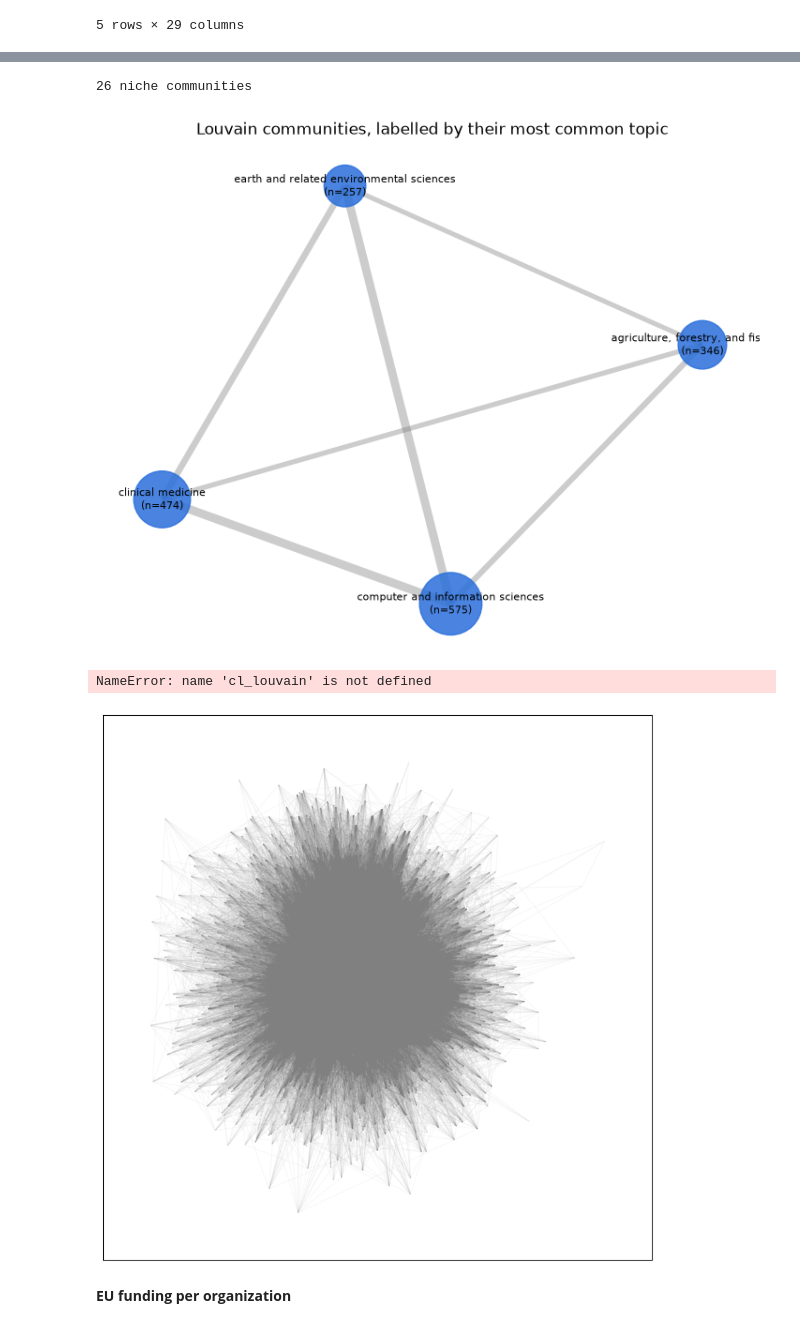
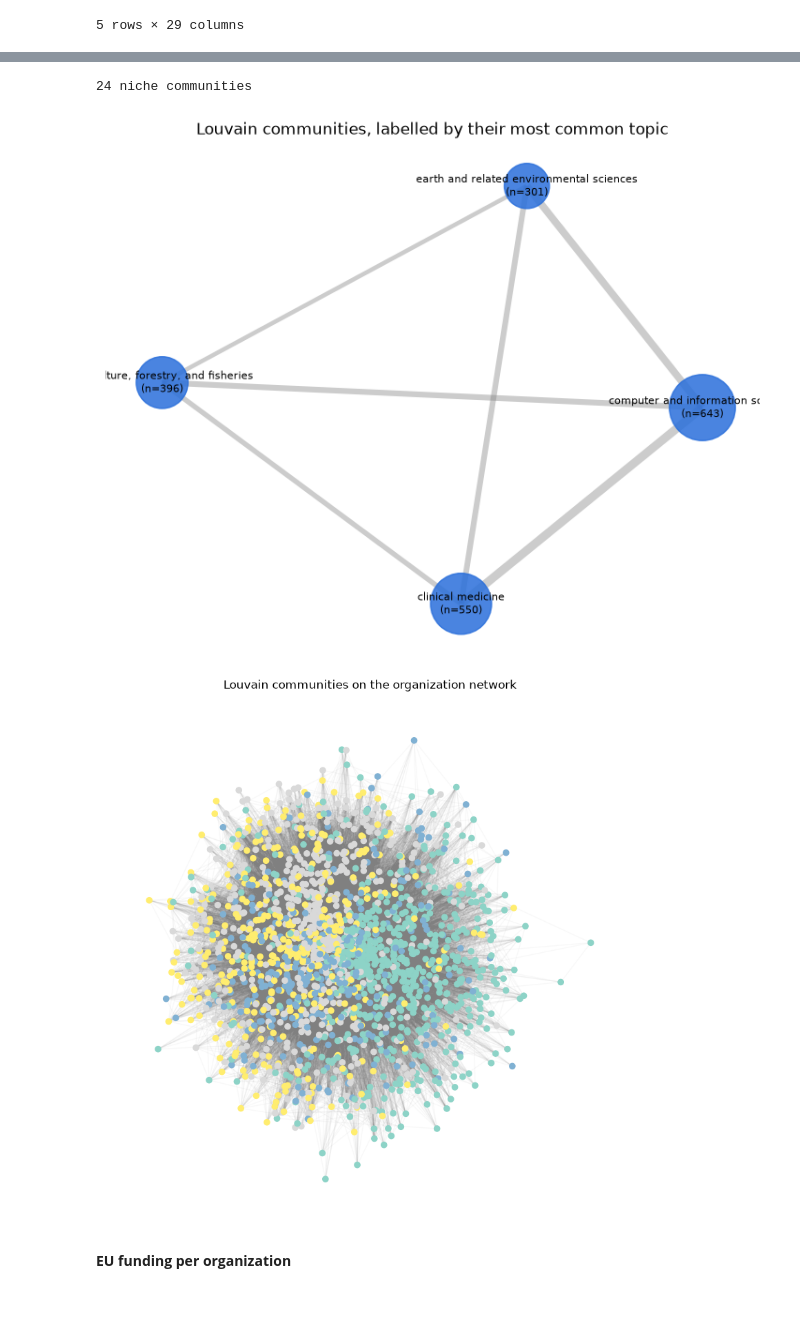
Before and after one commit to lindatruong/ANS-Project-2026, a Jupyter notebook: network_project_new.ipynb, the cells around one changed output, grey strips where cells are left out. Saved outputs shown, nothing was run; the diff lists cells and outputs as text; code cells hidden in the pictures.

Commit message:
correction for coordinator

```diff
--- a/network_project_new.ipynb
+++ b/network_project_new.ipynb
@@ -55,7 +49,6 @@ european_countries = EU27 + ["NO", "IS", "LI", "CH", "UK",            # EFTA + U
                              "UA", "MD", "FO", "VA", "MC", "GI"]      # other European
 valid_funding_schemes = ["HORIZON-RIA", "HORIZON-IA", "HORIZON-JU-RIA", "HORIZON-JU-IA"]
 valid_activity_types = ["HES", "REC"]
-valid_roles = ["coordinator", "participant"]
 
 projects = df_nodes[(df_nodes["is_project"] == 1)
                     & df_nodes["funding_scheme"].isin(valid_funding_schemes)]
@@ -63,11 +56,11 @@ orgs = df_nodes[(df_nodes["is_project"] == 0)
                 & df_nodes["activity_type"].isin(valid_activity_types)
                 & df_nodes["country"].isin(european_countries)]
 
-# coordinators and participants of the kept projects (all organization types and countries)
-memberships = df_edges[df_edges["role"].isin(valid_roles)
-                       & df_edges["target"].isin(projects["index"])]
+# all members of the kept projects (all organization types and countries)
+# no role filter: the role labels are scrambled (e.g. 76% of "associated partners" receive EU money)
+memberships = df_edges[df_edges["target"].isin(projects["index"])]
 
-# Newman weight needs the real consortium size: all coordinators + participants of the project
+# Newman weight needs the real consortium size: all members of the project
 consortium_size = memberships.groupby("target")["source"].nunique()
 
 # keep European universities and research organizations with at least 3 projects
@@ -117,7 +110,8 @@ def second_level_fields(s):
 project_fields = projects.set_index("index")["euroscivoc"].apply(second_level_fields)
 fields_long = memberships.assign(field=memberships["target"].map(project_fields)).explode("field")
 topic = fields_long.dropna(subset=["field"]).groupby("source")["field"].agg(lambda s: s.mode()[0])
-n_coord = memberships[memberships["role"] == "coordinator"].groupby("source").size()
+# coordinator = the first organization of the project (order == 1); the role column is unreliable
+n_coord = memberships[memberships["order"] == 1].groupby("source").size()
 
 info = orgs.set_index("index")
 labels = pd.DataFrame({
@@ -238,4 +231,4 @@ for c, grp in labels.groupby("community"):
 labels["niche"] = pd.Series(niche)
 print(f"{labels['niche'].nunique()} niche communities")
 # %% [output]
-26 niche communities
+24 niche communities
@@ -249,5 +235,5 @@ sweep.to_csv("resolution_sweep.csv", index=False)
 # %%
-# 12. Figure: one node per community (instead of the full hairball)
+# 11. Figure: one node per community (instead of the full hairball)
 C = nx.Graph()
 for c, grp in labels.groupby("community"):
     if len(grp) >= 10:                      # skip tiny communities
@@ -269,27 +255,26 @@ plt.title("Louvain communities, labelled by their most common topic")
 plt.axis("off")
 plt.show()
 # %% [output]
-[figure, old version]
+[figure, new version]
 # %%
 plt.figure(figsize=(10, 10))
 
 pos_karate = nx.spring_layout(org_net, k=0.5, seed=2)
 
 nx.draw_networkx_edges(org_net, pos_karate, alpha=0.05, edge_color="gray")
 nx.draw_networkx_nodes(
     org_net,
     pos_karate,
     node_size=35,
-    node_color=list(cl_louvain.values()),
+    node_color=[partition[n] for n in org_net.nodes()],
     cmap=plt.cm.Set3,
 )
 
 plt.title("Louvain communities on the organization network")
 plt.axis("off")
 plt.show()
 # %% [output]
-NameError: name 'cl_louvain' is not defined
-[figure, old version]
+[figure, new version]
 # %% [markdown]
 **EU funding per organization**
 # %%
```
Also changed, not shown: parts of 25 cells of this notebook.
